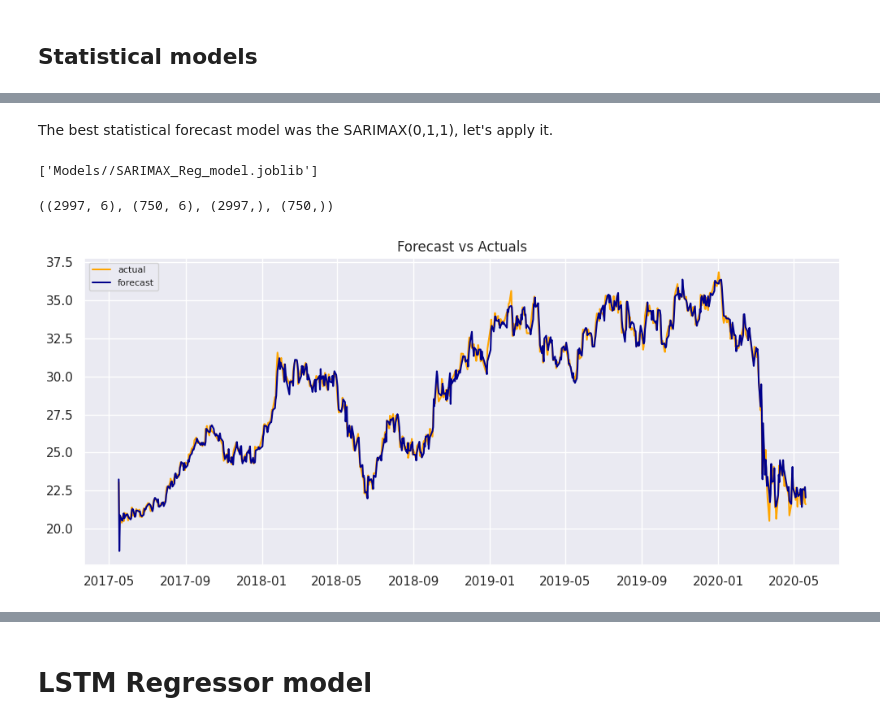
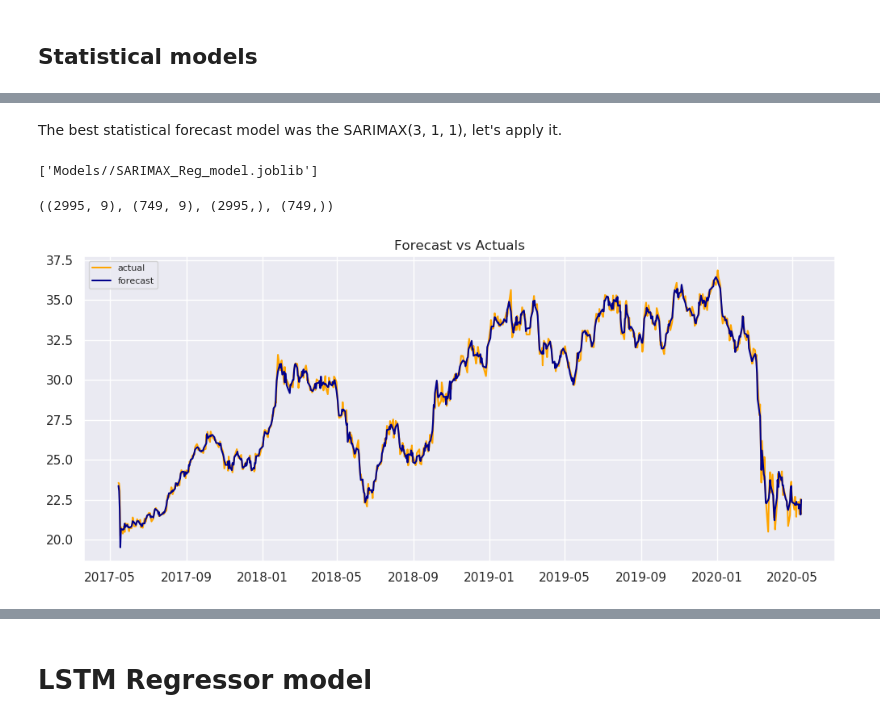
Before and after one commit to carlleston/stock_market_prediction, a Jupyter notebook: Analytics/4-Models_comparison.ipynb, the cells around one changed output, grey strips where cells are left out. Cells and saved outputs as stored; diff of their text form; code cells hidden in the pictures.

```diff
--- a/Analytics/4-Models_comparison.ipynb
+++ b/Analytics/4-Models_comparison.ipynb
@@ -49,5 +48,5 @@ df_completed.tail()
 # %%
-X = df_completed[['Open','Open_Dollar','Open_IBOVESPA','News_N','News_NN','News_P']]
+X = df_completed[['Open','lag_1','lag_2','lag_3','Open_Dollar','Open_IBOVESPA','News_N','News_NN','News_P']]
 y = df_completed['Close']
 X_train, X_test, y_train, y_test = train_test_split(X, y, test_size=0.2,  random_state=0, shuffle=False)
 # %%
@@ -301,5 +318,5 @@ Warnings:
 # %% [markdown]
-The best statistical forecast model was the SARIMAX(0,1,1), let's apply it.
+The best statistical forecast model was the SARIMAX(3, 1, 1), let's apply it.
 # %%
 from statsmodels.tsa.statespace.sarimax import SARIMAX
 model= SARIMAX(y_train,
@@ -315,7 +332,7 @@ dump(model, 'Models//SARIMAX_Reg_model.joblib')
 # %%
 X_train.shape, X_test.shape, y_train.shape, y_test.shape
 # %% [output]
-((2997, 6), (750, 6), (2997,), (750,))
+((2995, 9), (749, 9), (2995,), (749,))
 # %%
 steps=-1
 train_size = X_train.shape[0]
@@ -324,14 +341,15 @@ predictions= results.predict(start =train_size, end=train_size+test_size+(steps)
 # %%
-predictions.index = pd.to_datetime(predictions_series.index)
+predictions_series.index = pd.to_datetime(predictions_series.index)
 train_series.index = pd.to_datetime(train_series.index)
+test_series.index = pd.to_datetime(test_series.index)
 plt.figure(figsize=(12,5), dpi=100)
 plt.plot(test_series, label='actual',color ='orange')
 plt.plot(predictions_series, label='forecast', color = 'darkblue')
 plt.title('Forecast vs Actuals')
 plt.legend(loc='upper left', fontsize=8)
 plt.show()
 # %% [output]
-[figure, old version]
+[figure, new version]
 # %%
 SARIMAX_Model_perf = forecast_accuracy(predictions, test_series)
 SARIMAX_Model_perf
```
Also changed, not shown: parts of 27 cells of this notebook, 3 other files.
